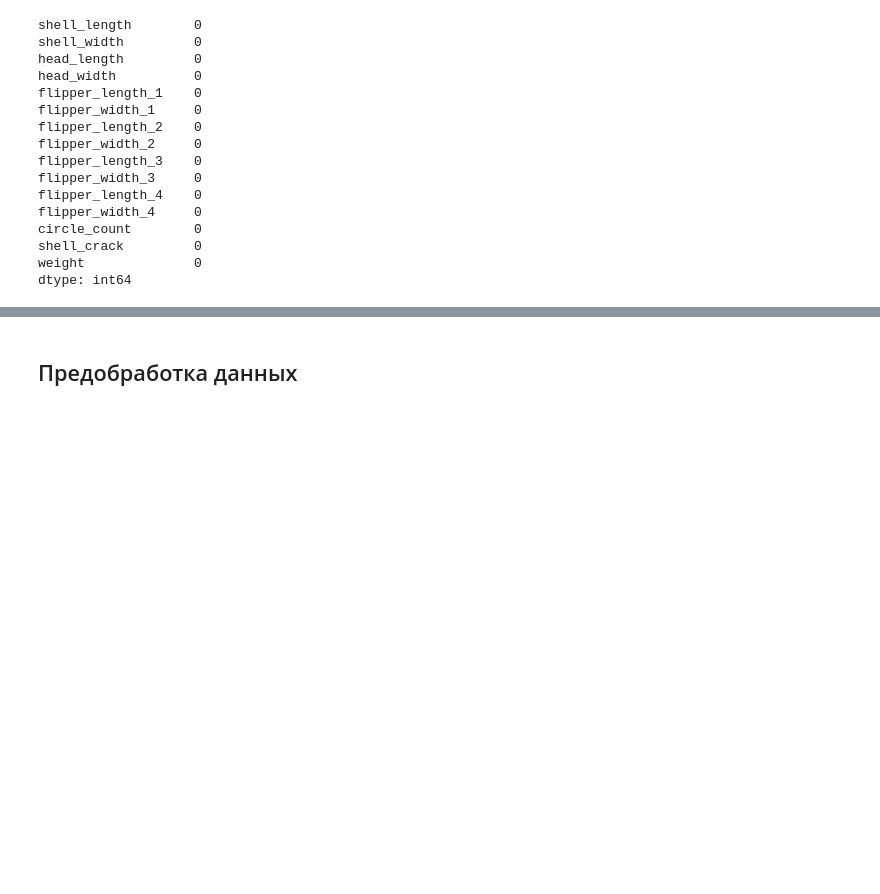
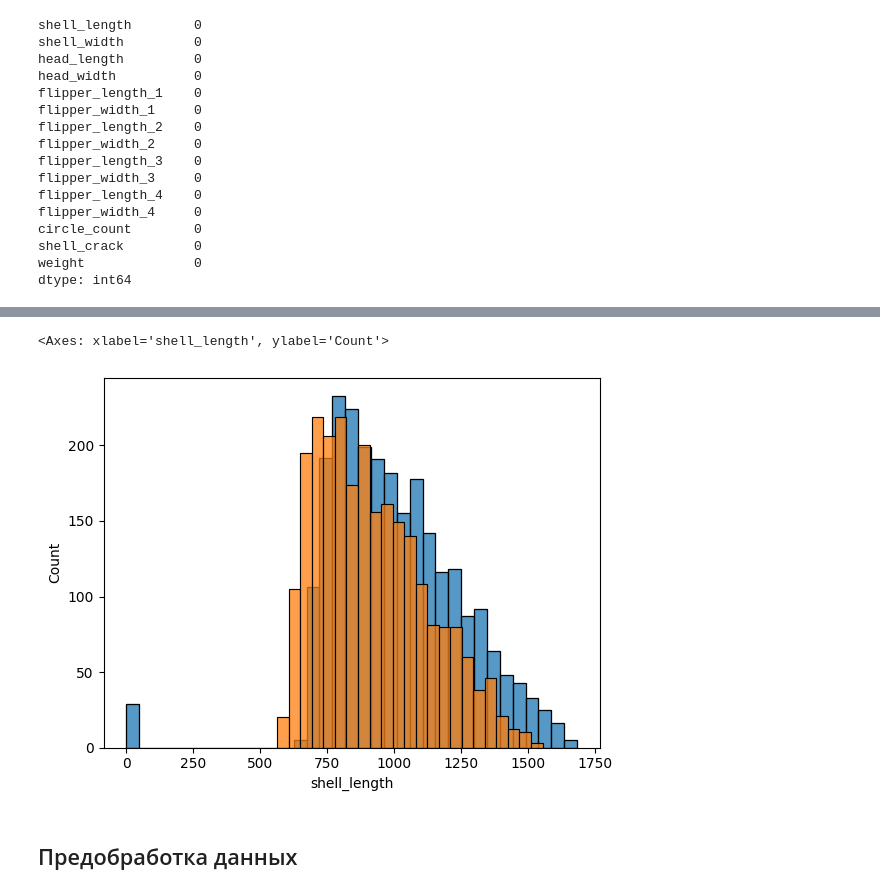
Before and after one commit to MEYakunin/Sprint10_Tortilla_Center, a Jupyter notebook: Sprint10_Tortilla_Center_Yakunin_Mikl.ipynb, the cells around one changed output, grey strips where cells are left out. Drawn from its saved outputs; the diff is of its cells as text; code cells hidden in the pictures; blank space fills up the shorter version.

```diff
--- a/Sprint10_Tortilla_Center_Yakunin_Mikl.ipynb
+++ b/Sprint10_Tortilla_Center_Yakunin_Mikl.ipynb
@@ -237,3 +264,13 @@ dtype: int64
+# %%
+c_mydas_df.loc[c_mydas_df['shell_length'] > 2000] = c_mydas_df['shell_length'] / 10
+# %%
+plt.
+sns.histplot(c_mydas_df['shell_length'])
+
+sns.histplot(c_mydas_df['shell_width'])
+# %% [output]
+<Axes: xlabel='shell_length', ylabel='Count'>
+[figure, added]
 # %% [markdown]
 ## Предобработка данных
 # %% [markdown]
```
Also changed, not shown: parts of 3 cells of this notebook.
